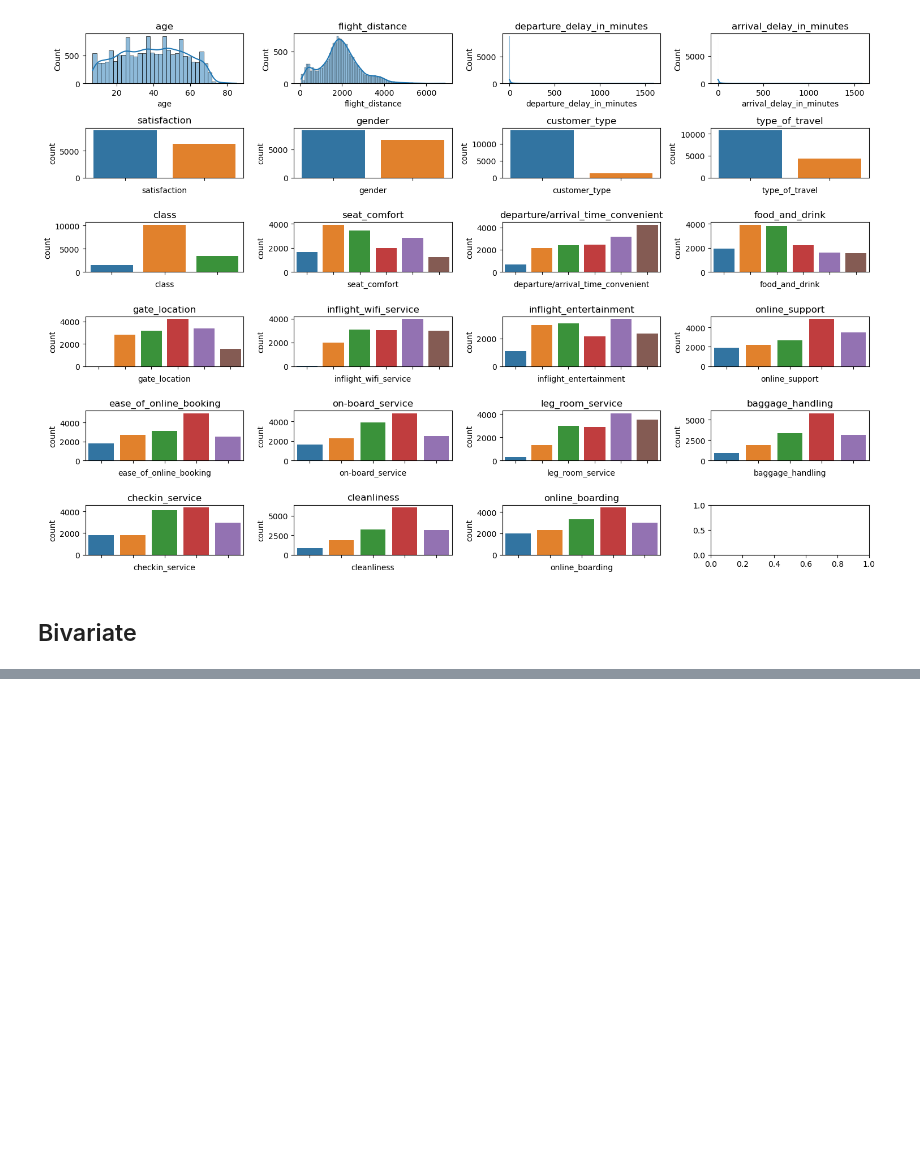
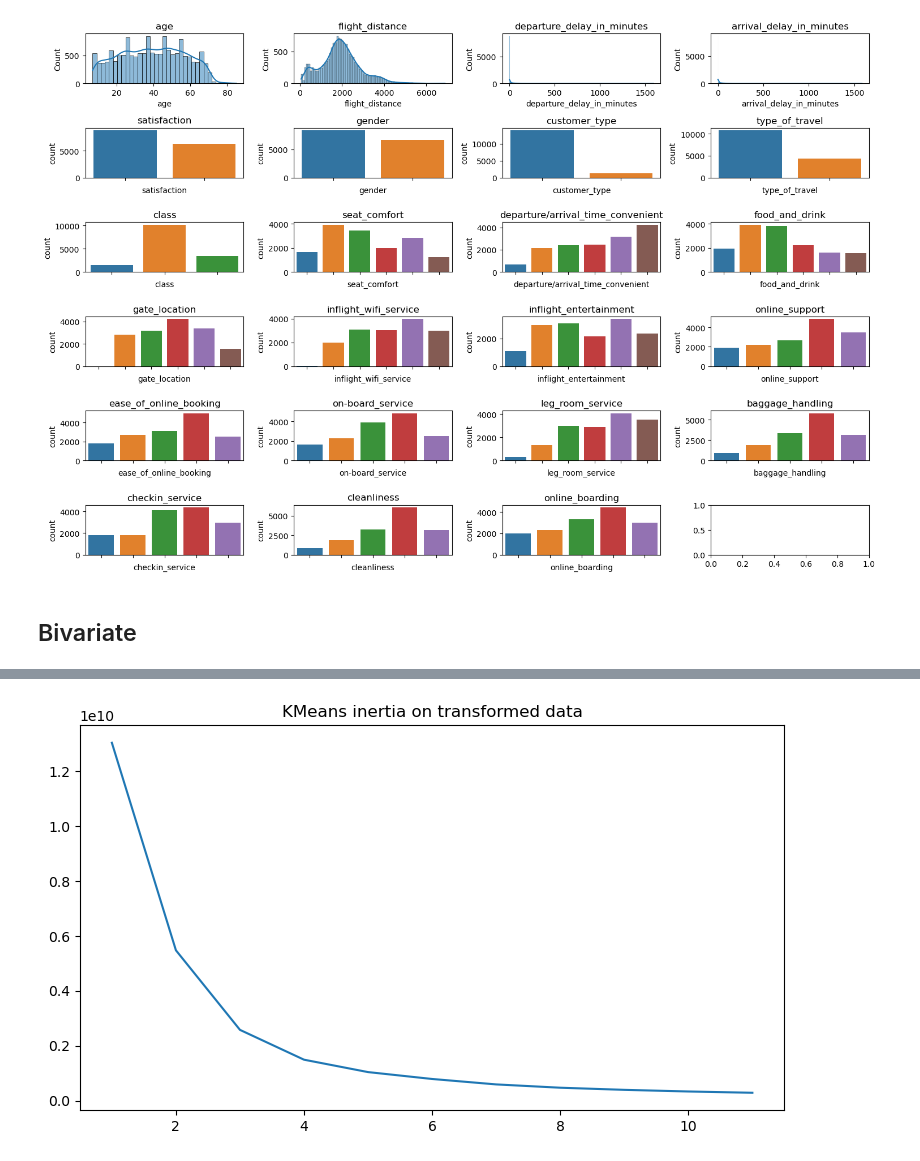
Before and after one commit to MarkPhamm/ML-Deliverable--3, a Jupyter notebook: member_5/AirlineCustSatis_clustering.ipynb, the cells around one changed output, grey strips where cells are left out. Drawn from its saved outputs; the diff is of its cells as text; code cells hidden in the pictures; blank space fills up the shorter version.

Commit message:
finish person_5

```diff
--- a/member_5/AirlineCustSatis_clustering.ipynb
+++ b/member_5/AirlineCustSatis_clustering.ipynb
@@ -118,0 +152,31 @@ sns.pairplot(df[numerical_columns])
+# %%
+# Mapping for gender
+gender_mapping = {'Male': 0, 'Female': 1}
+df['gender'] = df['gender'].map(gender_mapping)
+
+# Mapping for customer_type
+customer_type_mapping = {'Loyal Customer': 1, 'disloyal Customer': 0}
+df['customer_type'] = df['customer_type'].map(customer_type_mapping)
+# %%
+# Mapping for type_of_travel
+type_of_travel_mapping = {'Personal Travel': 0, 'Business travel': 1}
+df['type_of_travel'] = df['type_of_travel'].replace(type_of_travel_mapping)
+
+# Mapping for class
+class_mapping = {'Eco Plus': 0, 'Eco': 1, 'Business': 2}
+df['class'] = df['class'].replace(class_mapping)
+# %%
+#Determine the number of clusters
+inertia_t = []
+for i in range(1, 12):
+    km = KMeans(n_clusters=i).fit(df)
+    inertia_t.append(km.inertia_)
+
+#Plot to check the suggested number of clusters
+plt.figure(figsize=(20,5))
+plt.subplot(1,2,2)
+sns.lineplot(x=range(1,12), y=inertia_t)
+plt.title('KMeans inertia on transformed data')
+plt.show()
+# %% [output]
+[figure, added]
```
Also changed, not shown: parts of 12 cells of this notebook.
